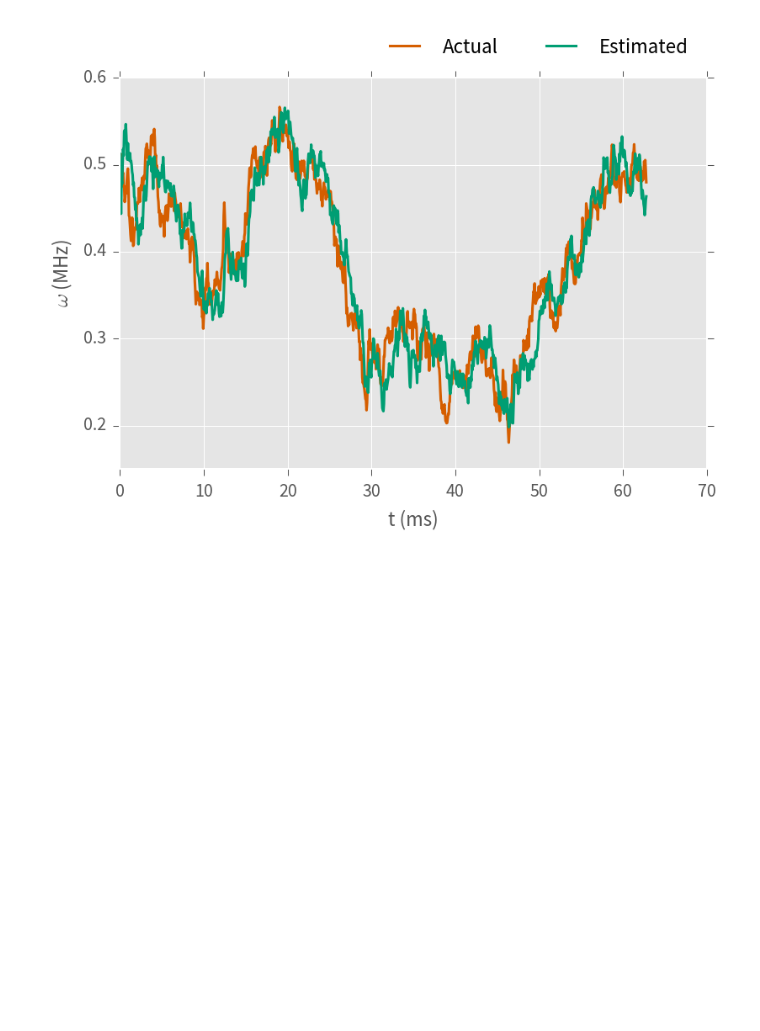
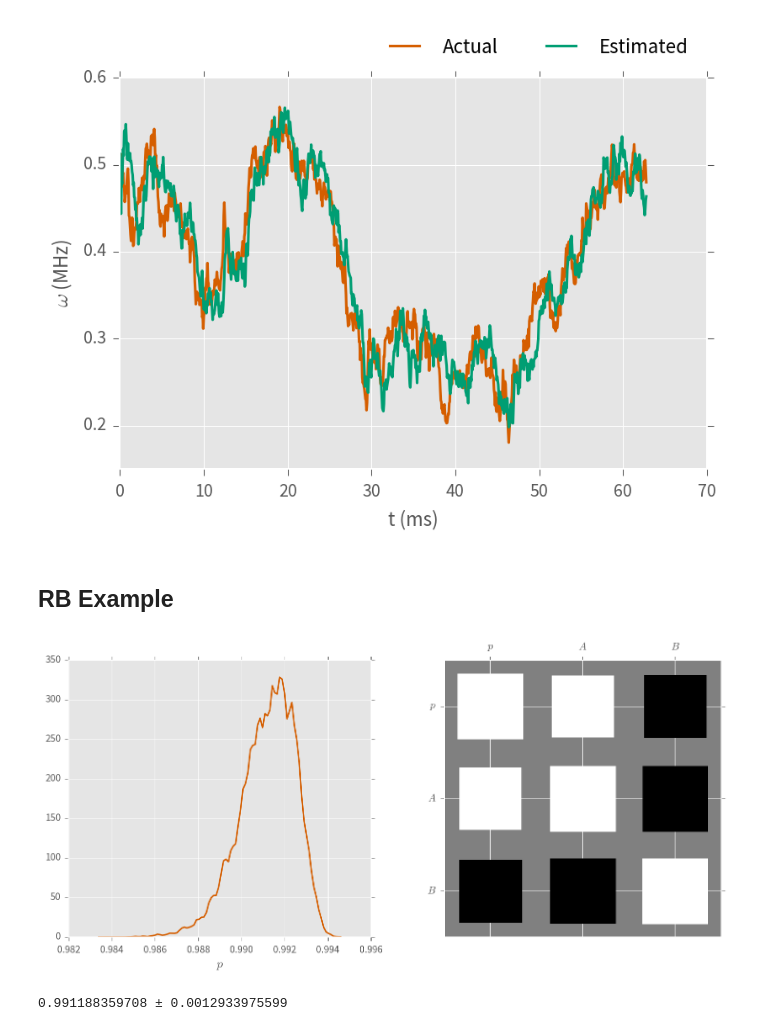
Before and after one commit to cgranade/cgranade.github.io, a Jupyter notebook: research/talks/griffiths/05-2016/examples.ipynb, the cells around one changed output. Drawn from its saved outputs; the diff is of its cells as text; code cells hidden in the pictures; blank space fills up the shorter version.

```diff
--- a/research/talks/griffiths/05-2016/examples.ipynb
+++ b/research/talks/griffiths/05-2016/examples.ipynb
@@ -244,3 +244,5 @@ plt.legend(ncol=2, bbox_to_anchor=(1, 1.15))
 plt.savefig('figures/rabi-random-walk.png', format='png', dpi=300, frameon=False, transparent=False)
 # %% [output]
 [figure]
+# %% [markdown]
+## RB Example ##
@@ -246,0 +261,8 @@ plt.savefig('figures/rabi-random-walk.png', format='png', dpi=300, frameon=False
+# %%
+mean, cov, extra = qi.simple_est_rb(data_csv, p_min=0.8, return_all=True)
+# %% [output]
+[figure, added]
+# %%
+print(mean[0], "±", np.sqrt(cov)[0, 0])
+# %% [output]
+0.991188359708 ± 0.0012933975599
```
Also changed, not shown: parts of 3 cells of this notebook, 5 other files.
